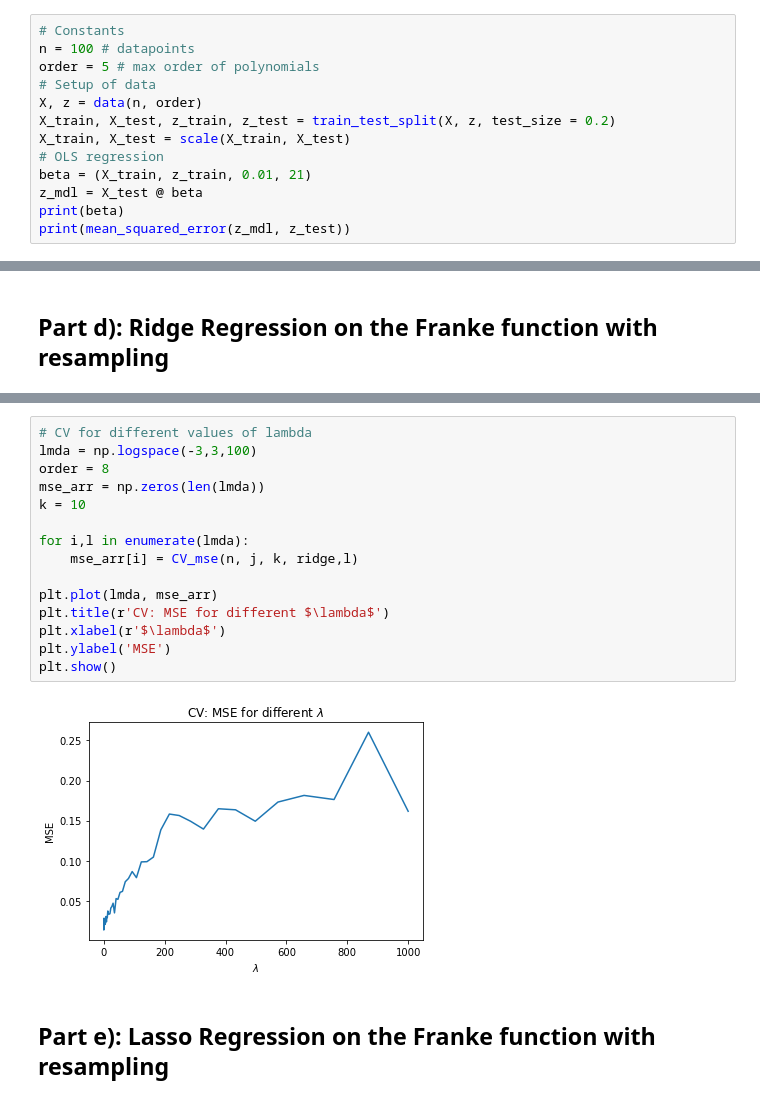
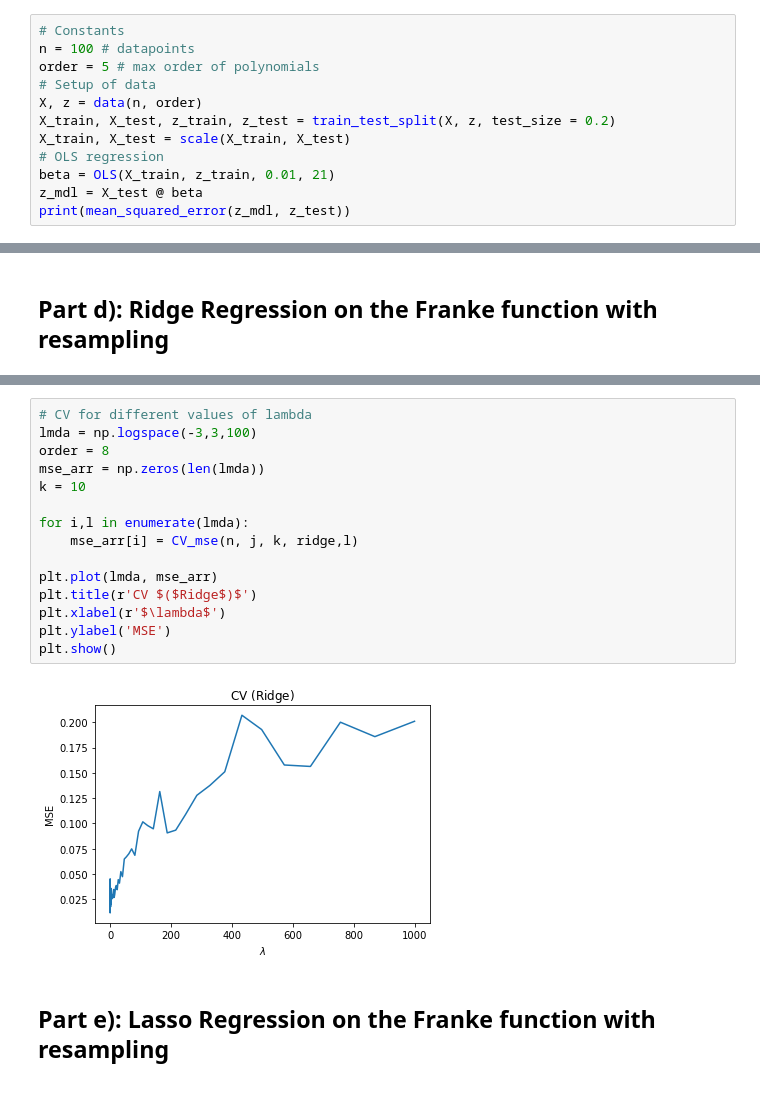
Before and after one commit to KarlHenrik/FYS-STK-Gruppe, a Jupyter notebook: Project1/Project1.ipynb, the cells around one changed output, grey strips where cells are left out. Cells and saved outputs as stored; diff of their text form.

```diff
--- a/Project1/Project1.ipynb
+++ b/Project1/Project1.ipynb
@@ -117,8 +117,7 @@ X, z = data(n, order)
 X_train, X_test, z_train, z_test = train_test_split(X, z, test_size = 0.2)
 X_train, X_test = scale(X_train, X_test)
 # OLS regression
-beta = (X_train, z_train, 0.01, 21)
+beta = OLS(X_train, z_train, 0.01, 21)
 z_mdl = X_test @ beta
-print(beta)
 print(mean_squared_error(z_mdl, z_test))
 # %% [output]
@@ -279,19 +275,19 @@ plt.show()
 # %%
 # CV for different values of lambda
 lmda = np.logspace(-3,3,100)
 order = 8
 mse_arr = np.zeros(len(lmda))
 k = 10
 
 for i,l in enumerate(lmda):
     mse_arr[i] = CV_mse(n, j, k, ridge,l)
 
 plt.plot(lmda, mse_arr)
-plt.title(r'CV: MSE for different $\lambda$')
+plt.title(r'CV $($Ridge$)$')
 plt.xlabel(r'$\lambda$')
 plt.ylabel('MSE')
 plt.show()
 # %% [output]
-[figure, old version]
+[figure, new version]
 # %% [markdown]
 ## Part e): Lasso Regression on the Franke function with resampling
```
Also changed, not shown: parts of 7 cells of this notebook.
